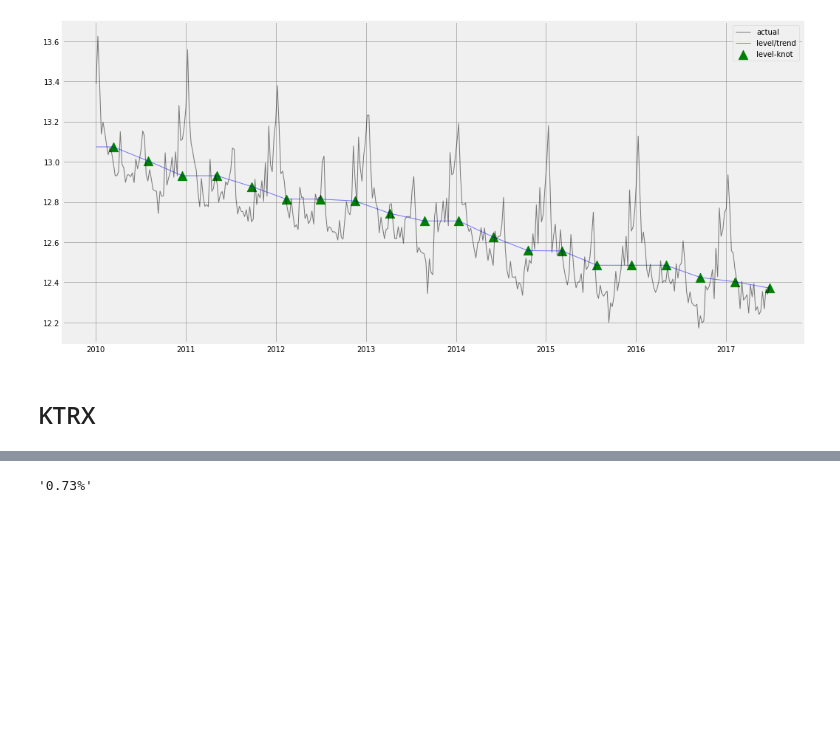
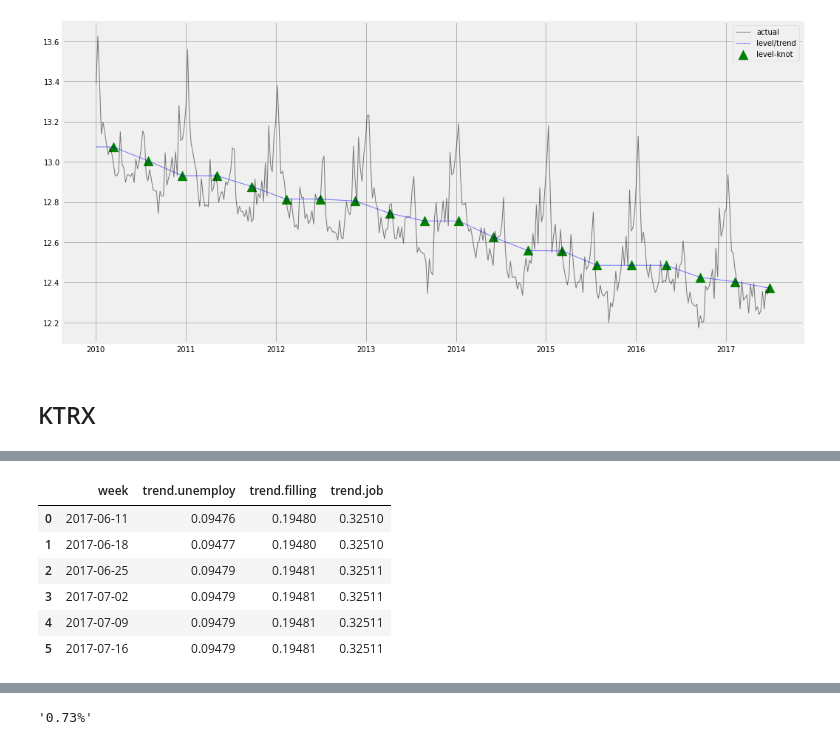
Before and after one commit to uber/orbit, a Jupyter notebook: examples/ktrx.ipynb, the cells around one changed output, grey strips where cells are left out. Saved outputs shown, nothing was run; the diff lists cells and outputs as text; code cells hidden in the pictures; blank space fills up the shorter version.

```diff
--- a/examples/ktrx.ipynb
+++ b/examples/ktrx.ipynb
@@ -188,0 +213,13 @@ coef_df.head()
+# %%
+coef_df = ktrx.get_regression_coefs(coefficient_method="smooth" ,
+                                    date_array=['2017-06-11', '2017-06-18', '2017-06-25',
+                                                '2017-07-02', '2017-07-09', '2017-07-16'])
+coef_df
+# %% [output]
+|  | week | trend.unemploy | trend.filling | trend.job |
+| 0 | 2017-06-11 | 0.09476 | 0.19480 | 0.32510 |
+| 1 | 2017-06-18 | 0.09477 | 0.19480 | 0.32510 |
+| 2 | 2017-06-25 | 0.09479 | 0.19481 | 0.32511 |
+| 3 | 2017-07-02 | 0.09479 | 0.19481 | 0.32511 |
+| 4 | 2017-07-09 | 0.09479 | 0.19481 | 0.32511 |
+| 5 | 2017-07-16 | 0.09479 | 0.19481 | 0.32511 |
```
Also changed, not shown: parts of 10 cells of this notebook.
